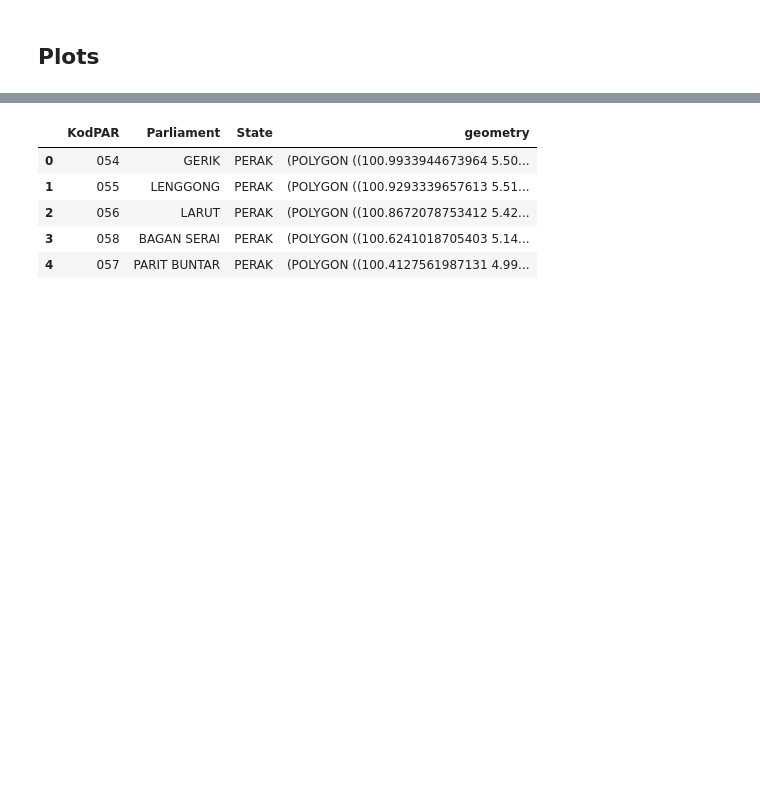
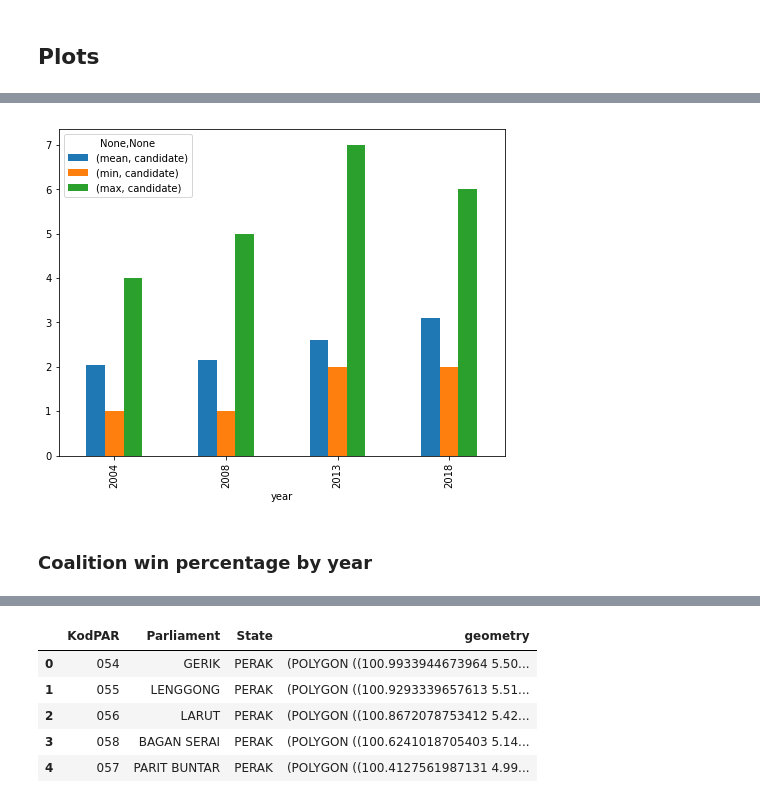
Before and after one commit to theianchan/ge14-map, a Jupyter notebook: explorer.ipynb, the cells around one changed output, grey strips where cells are left out. Drawn from its saved outputs; the diff is of its cells as text; code cells hidden in the pictures; blank space fills up the shorter version.

```diff
--- a/explorer.ipynb
+++ b/explorer.ipynb
@@ -311,0 +316,3 @@ ge14_geo = gpd.read_file("data/parliamentary-boundaries-2018-working.geojson")
+# %%
+candidates_per_seat = ge.pivot_table(values='candidate', index=['year', 'seat_code'], aggfunc='count')
+candidates_per_seat.sample(3)
@@ -311,0 +325,3 @@ ge14_geo = gpd.read_file("data/parliamentary-boundaries-2018-working.geojson")
+# %%
+avg_candidates_per_seat = candidates_per_seat.pivot_table(values='candidate', index='year', aggfunc=['mean', 'min', 'max'])
+avg_candidates_per_seat
@@ -311,0 +336,6 @@ ge14_geo = gpd.read_file("data/parliamentary-boundaries-2018-working.geojson")
+# %%
+_ = avg_candidates_per_seat.plot.bar(figsize=(8, 6))
+# %% [output]
+[figure, added]
+# %% [markdown]
+### Coalition win percentage by year
```
Also changed, not shown: parts of 67 cells of this notebook.
